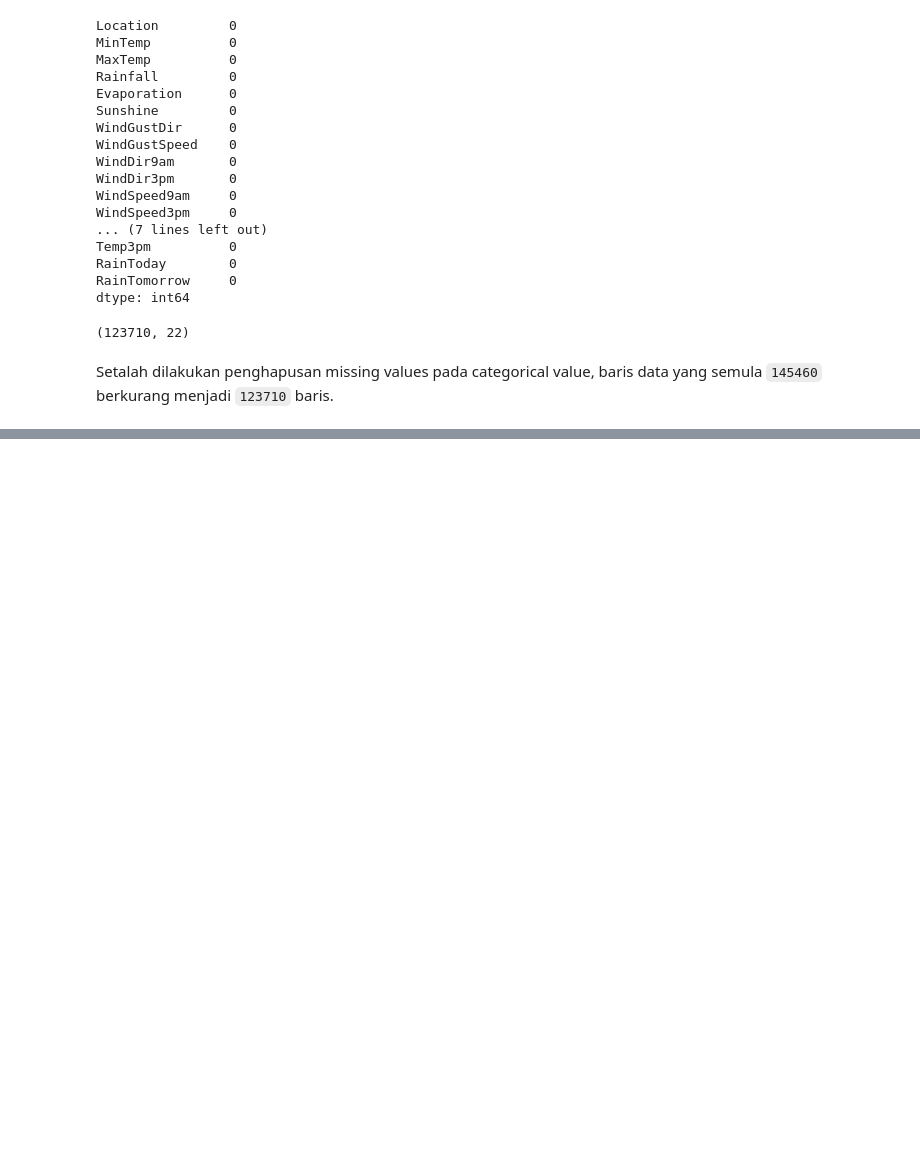
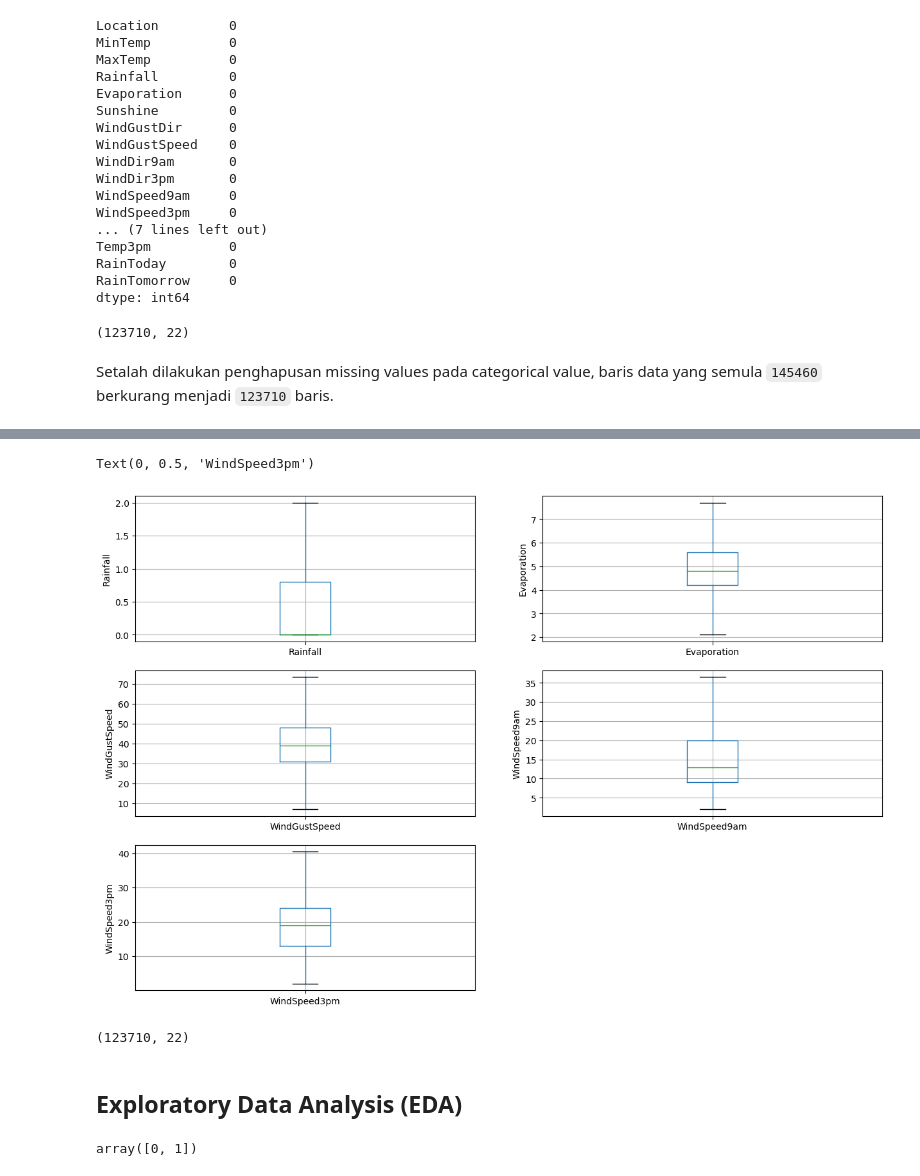
Before and after one commit to mfarizky/H8_5, a Jupyter notebook: project/PYTN_KampusMerdeka_fp2_Rijal.ipynb, the cells around one changed output, grey strips where cells are left out. Saved outputs shown, nothing was run; the diff lists cells and outputs as text; code cells hidden in the pictures; blank space fills up the shorter version.

```diff
--- a/project/PYTN_KampusMerdeka_fp2_Rijal.ipynb
+++ b/project/PYTN_KampusMerdeka_fp2_Rijal.ipynb
@@ -214,0 +316,8 @@ Setalah dilakukan penghapusan missing values pada categorical value, baris data
+# %%
+Q1 = (df_wth[['Rainfall','Evaporation','WindGustSpeed', 'WindSpeed9am', 'WindSpeed3pm']]).quantile(0.25)
+Q3 = (df_wth[['Rainfall','Evaporation','WindGustSpeed', 'WindSpeed9am', 'WindSpeed3pm']]).quantile(0.75)
+
+IQR= Q3-Q1
+# %%
+maximum = Q3 + (1.5*IQR)
+minimum = Q1 - (1.5*IQR)
@@ -214,0 +344,12 @@ Setalah dilakukan penghapusan missing values pada categorical value, baris data
+# %%
+# Align DataFrames along axis=1
+df_wth, maximum = df_wth.align(maximum, axis=1, copy=False)
+df_wth, minimum = df_wth.align(minimum, axis=1, copy=False)
+
+# Create boolean masks
+more_than = (df_wth > maximum)
+lower_than = (df_wth < minimum)
+
+# Perform masking
+df_wth = df_wth.mask(more_than, maximum,  axis=1)
+df_wth = df_wth.mask(lower_than, minimum,  axis=1)
@@ -214,0 +380,42 @@ Setalah dilakukan penghapusan missing values pada categorical value, baris data
+# %%
+# Membuat box plots untuk memvisualisasikan outliers
+
+plt.figure(figsize=(15,10))
+
+
+plt.subplot(3, 2, 1)
+fig = df_wth.boxplot(column='Rainfall')
+fig.set_title('')
+fig.set_ylabel('Rainfall')
+
+
+plt.subplot(3, 2, 2)
+fig = df_wth.boxplot(column='Evaporation')
+fig.set_title('')
+fig.set_ylabel('Evaporation')
+
+
+plt.subplot(3, 2, 3)
+fig = df_wth.boxplot(column='WindGustSpeed')
+fig.set_title('')
+fig.set_ylabel('WindGustSpeed')
+
+
+plt.subplot(3, 2, 4)
+fig = df_wth.boxplot(column='WindSpeed9am')
+fig.set_title('')
+fig.set_ylabel('WindSpeed9am')
+
+plt.subplot(3, 2, 5)
+fig = df_wth.boxplot(column='WindSpeed3pm')
+fig.set_title('')
+fig.set_ylabel('WindSpeed3pm')
+# %% [output]
+Text(0, 0.5, 'WindSpeed3pm')
+[figure, added]
+# %%
+df_wth.shape
+# %% [output]
+(123710, 22)
+# %% [markdown]
+## Exploratory Data Analysis (EDA)
@@ -214,0 +425,4 @@ Setalah dilakukan penghapusan missing values pada categorical value, baris data
+# %%
+df_wth['RainToday'].unique()
+# %% [output]
+array([0, 1])
```
Also changed, not shown: parts of 33 cells of this notebook.
